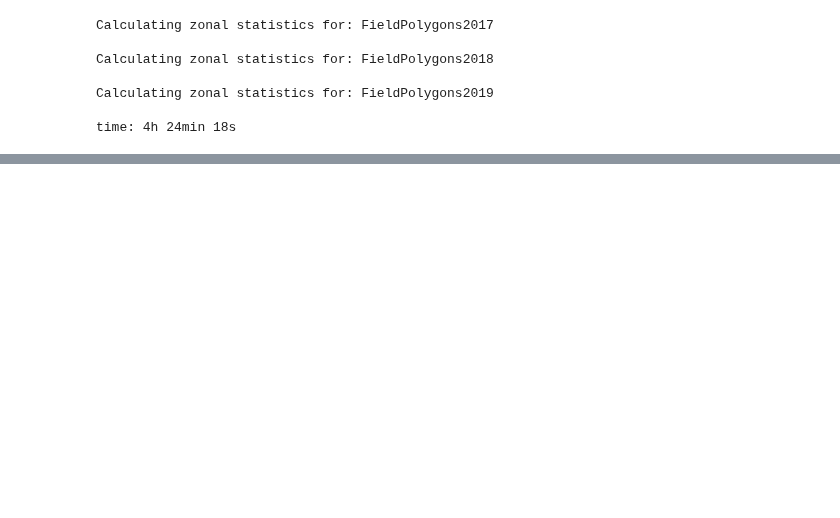
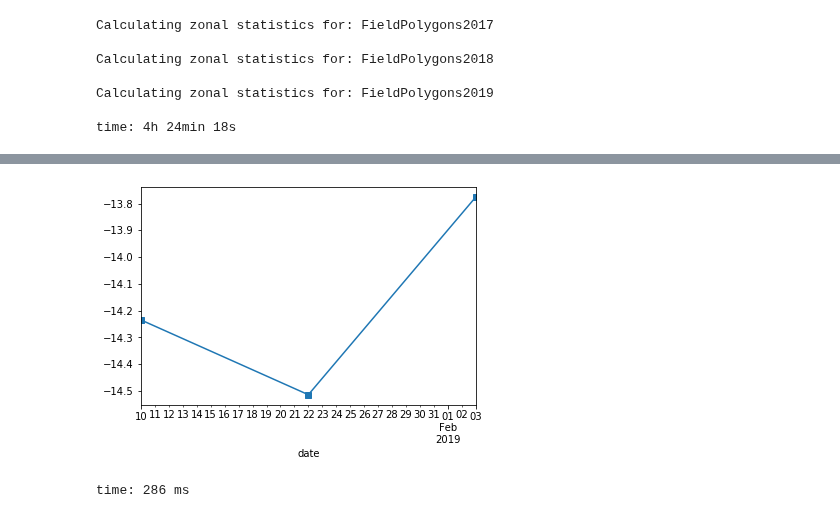
Before and after one commit to JacobJeppesen/PublicSectorConsultancy, a Jupyter notebook: potato_nematode_predictor/notebooks/PotatoNematodePredictor.ipynb, the cells around one changed output, grey strips where cells are left out. Drawn from its saved outputs; the diff is of its cells as text; code cells hidden in the pictures; blank space fills up the shorter version.

Commit message:
First version with xarray is working

```diff
--- a/potato_nematode_predictor/notebooks/PotatoNematodePredictor.ipynb
+++ b/potato_nematode_predictor/notebooks/PotatoNematodePredictor.ipynb
@@ -9,7 +9,7 @@ import geopandas
 import os
 import rasterio
 import sys
-import xarray
+import xarray as xr
 import pandas as pd
 import matplotlib.pyplot as plt
 
@@ -26,6 +26,9 @@ from utils import RasterstatsMultiProc
 %load_ext autoreload
 %autoreload 2
 
+# Set xarray to use html as display_style
+xr.set_options(display_style="html")
+
 # The path to the project (so absoute file paths can be used throughout the notebook)
 PROJ_PATH = Path.cwd().parent
 
@@ -306,4 +224,0 @@ time: 19.1 ms
-# %%
-ds.expand_dims('stats')
-ds['stats'] = 5
-print(ds['stats'].values)
@@ -324,18 +224,0 @@ time: 56.2 ms
-# %%
-df_potato_stats = {}
-for df_name in FIELD_POLYGONS:
-    pkl_name = df_name + '_stats'
-    pkl_path = (PROJ_PATH / 'data' / 'processed' / pkl_name).with_suffix('.pkl')
-    df = pd.read_pickle(pkl_path)
-    df_potato_stats[df_name] = df
-
-
-x = []
-for column in df_potato_stats['FieldPolygons2017']:
-    if 'S1A' in column and 'B1_mean' in column:
-        value = df_potato_stats['FieldPolygons2017'][column].loc[8]
-        x.append(value)
-    #print(df_potato_stats[column])
-
-print(x)
-plt.plot(x)
@@ -346,0 +319,11 @@ time: 174 ms
+# %%
+netcdf_path = (PROJ_PATH / 'data' / 'processed' / 'FieldPolygons2017_stats').with_suffix('.nc')
+with xr.open_dataset(netcdf_path, engine="h5netcdf") as ds:
+    ds = ds.isel(field_id=3)  # Only select one field or the plotting fucks up
+    ds = ds.sel(date=slice('2019-01-01', '2019-11-24'))
+    ds = ds.sel(polarization='VV')
+
+    ds.to_dataframe()['stats_mean'].plot(style='s-')
+# %% [output]
+[figure, added]
+time: 286 ms
```
Also changed, not shown: parts of 13 cells of this notebook, 1 other file.
